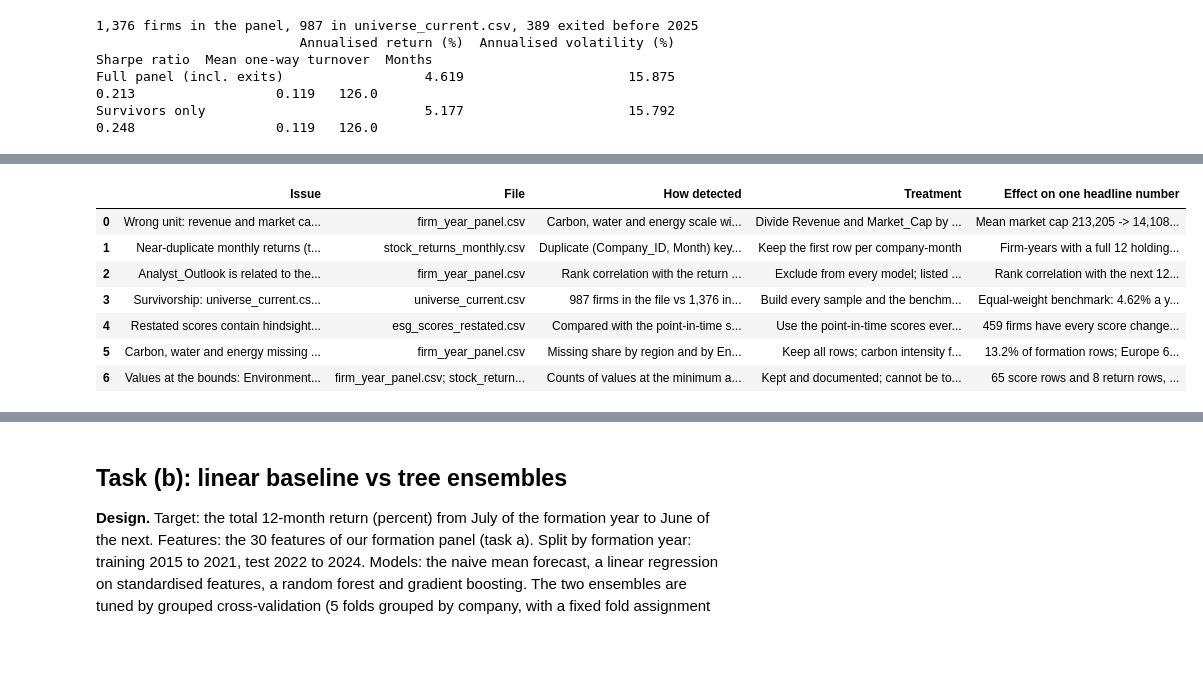
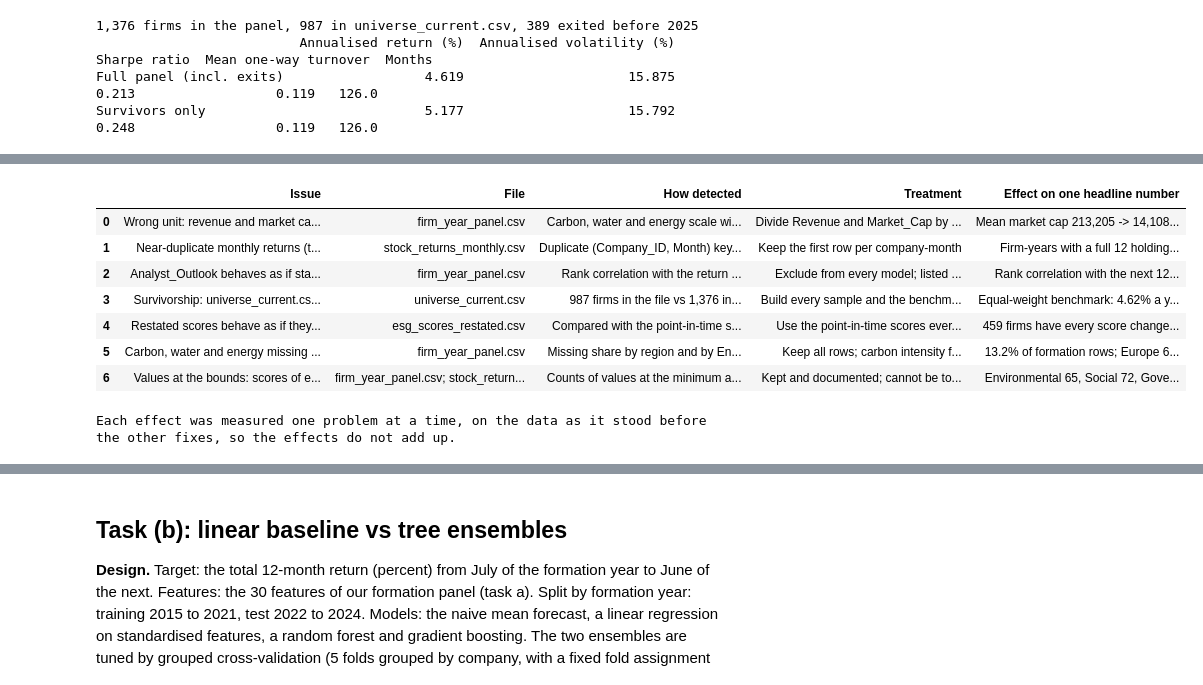
Before and after one commit to FBE5d5wqfds/EAIF-, a Jupyter notebook: group_project_AS2026/notebook/Group_Work_AS_2026_solution.ipynb, the cells around one changed output, grey strips where cells are left out. Drawn from its saved outputs; the diff is of its cells as text; code cells hidden in the pictures; blank space fills up the shorter version.

```diff
--- a/group_project_AS2026/notebook/Group_Work_AS_2026_solution.ipynb
+++ b/group_project_AS2026/notebook/Group_Work_AS_2026_solution.ipynb
@@ -538,7 +542,9 @@ all_firms = {y: ml_c.loc[ml_c["Formation_Year"] == y, "Company_ID"].tolist() for
 survivors = {y: [c for c in all_firms[y] if c in survivor_ids] for y in fyears}
 bench_full = backtest(all_firms, returns_c, factors, cost_bp=0)
 bench_surv = backtest(survivors, returns_c, factors, cost_bp=0)
-audit["surv"] = dict(exits=n_exit, universe=len(survivor_ids), firms=panel["Company_ID"].nunique(),
+short_exit = int(((ml_c["Hold_Months"] < 12) & (ml_c["Formation_Year"] <= 2024)).sum())   # firm-years of exiting firms with fewer than 12 holding months
+censored_2025 = int((ml_c["Formation_Year"] == 2025).sum())                                 # formation 2025: returns end in December 2025
+audit["surv"] = dict(exits=n_exit, universe=len(survivor_ids), firms=panel["Company_ID"].nunique(), short_exit=short_exit, censored_2025=censored_2025,
                      ret_full=bench_full["Annualised return (%)"], ret_surv=bench_surv["Annualised return (%)"],
                      sharpe_full=bench_full["Sharpe ratio"], sharpe_surv=bench_surv["Sharpe ratio"])
 print(f"{panel['Company_ID'].nunique():,} firms in the panel, {len(survivor_ids)} in universe_current.csv, {n_exit} exited before 2025")
@@ -588,18 +594,26 @@ together = bool((panel["Carbon_Emissions"].isna() == panel["Water_Usage"].isna()
 by_region = mdl_all.assign(miss=miss).groupby("Region")["miss"].mean().round(3)
 audit["missing"] = dict(rows=int(panel["Carbon_Emissions"].isna().sum()), share=float(miss.mean()), together=together,
                         env_missing=mdl_all.loc[miss, "Environmental_Score"].mean(), env_present=mdl_all.loc[~miss, "Environmental_Score"].mean(),
+                        env_all=float(mdl_all["Environmental_Score"].mean()),
                         europe=float(by_region["Europe"]), others_min=float(by_region.drop("Europe").min()), others_max=float(by_region.drop("Europe").max()))
 m_ = audit["missing"]
 print(f"Carbon, water and energy are missing in {m_['rows']:,} panel rows, always together: {m_['together']} ({m_['share']:.1%} of the formation rows)")
 print(f"Share missing by region (formation rows):\n{by_region.to_string()}")
 print(f"Mean Environmental score: rows with the metrics missing {m_['env_missing']:.1f} vs present {m_['env_present']:.1f}")
 
-audit["bounds"] = dict(score_rows=int(panel["Environmental_Score"].isin([0, 100]).sum()), return_rows=int((returns["Return_Pct"] == -95).sum()),
+S3 = ["Environmental_Score", "Social_Score", "Governance_Score"]
+audit["bounds"] = dict(env_rows=int(panel["Environmental_Score"].isin([0, 100]).sum()), social_rows=int(panel["Social_Score"].isin([0, 100]).sum()),
+                       gov_rows=int(panel["Governance_Score"].isin([0, 100]).sum()), any_rows=int(panel[S3].isin([0, 100]).any(axis=1).sum()),
+                       env_europe=int((panel.loc[panel["Environmental_Score"].isin([0, 100]), "Region"] == "Europe").sum()),
+                       restated_env_rows=int(restated["Environmental_Score"].isin([0, 100]).sum()),
+                       return_rows=int((returns["Return_Pct"] == -95).sum()),
                        return_rows_not_last=int((returns.loc[returns["Return_Pct"] == -95].merge(
                            returns.groupby("Company_ID")["Month"].max().rename("last"), on="Company_ID").eval("Month != last")).sum()))
 b_ = audit["bounds"]
-print(f"\nEnvironmental scores exactly 0 or 100: {b_['score_rows']} rows; monthly returns exactly -95%: {b_['return_rows']} rows "
-      f"({b_['return_rows_not_last']} of them not in the firm's last month). Kept and documented: we cannot tell clipping from real values.")
+print(f"\nScores exactly 0 or 100 in the panel: Environmental {b_['env_rows']}, Social {b_['social_rows']}, Governance {b_['gov_rows']}; "
+      f"{b_['any_rows']} rows ({b_['any_rows'] / len(panel):.1%}) have at least one; {b_['env_europe']} of the Environmental ones are in Europe; restated file: Environmental {b_['restated_env_rows']}.")
+print(f"Monthly returns exactly -95%: {b_['return_rows']} rows ({b_['return_rows_not_last']} of them not in the firm's last month). "
+      "Kept and documented: the scores look clipped (censored) at the bounds, and we cannot tell clipped returns from real ones.")
 # %% [output]
 Carbon, water and energy are missing in 1,887 panel rows, always together: True (13.2% of the formation rows)
 Share missing by region (formation rows):
@@ -617,6 +741,19 @@ Environmental scores exactly 0 or 100: 65 rows; monthly returns exactly -95%: 8
 # %%
-# ---- (a) Step 8: the audit table (one row per problem, numbers computed above) ----
-assert all(k in audit for k in ["unit", "dups", "leak", "surv", "restated", "missing", "bounds"]), "Run the cells above first (Runtime > Run all)."
+# ---- (a) Step 10: the audit table (one row per problem, numbers computed above) ----
+assert all(k in audit for k in ["unit", "dups", "leak", "surv", "restated", "missing", "bounds"]) and "model_data_a" in globals(), "Run the cells above first (Runtime > Run all)."
+# two effects that need the model panel: linear-model test RMSE without the carbon features, and without rows that have a clipped score
+from sklearn.pipeline import make_pipeline
+from sklearn.preprocessing import StandardScaler
+from sklearn.linear_model import LinearRegression
+def linear_test_rmse(features, keep_train=None):
+    tr, te = model_data_a[train_a], model_data_a[test_a]
+    if keep_train is not None:
+        tr = tr[keep_train(tr)]
+    m = make_pipeline(StandardScaler(), LinearRegression()).fit(tr[features], tr["Hold_Return_Pct"])
+    return float(np.sqrt(mean_squared_error(te["Hold_Return_Pct"], m.predict(te[features]))))
+not_clipped = lambda d: ~d[["Environmental_Score", "Social_Score", "Governance_Score"]].isin([0, 100]).any(axis=1)
+audit["missing"].update(rmse_full=linear_test_rmse(feature_cols_a), rmse_no_carbon=linear_test_rmse([f for f in feature_cols_a if f not in ("log_Carbon_Int", "Carbon_Missing")]))
+audit["bounds"].update(rmse_noclip=linear_test_rmse(feature_cols_a, not_clipped), n_clip_train=int((~not_clipped(model_data_a[train_a])).sum()))
 u, d, l, s, r, ms, bd = (audit[k] for k in ["unit", "dups", "leak", "surv", "restated", "missing", "bounds"])
 audit_entries = [
     dict(issue="Wrong unit: revenue and market cap about 1,000 times too large for some firms", file="firm_year_panel.csv",
@@ -625,46 +762,48 @@ audit_entries = [
          affected_ids=[int(i) for i in unit_firms], affected_count=u["rows"],
          effect=f"Mean market cap {u['mc_before']:,.0f} -> {u['mc_after']:,.0f} USD million; share of the 100 largest firm-years held by these firms {u['top100_before']:.0%} -> {u['top100_after']:.0%}"),
     dict(issue="Near-duplicate monthly returns (two rows per company-month, values differ by at most 0.01)", file="stock_returns_monthly.csv",
          detected_by="Duplicate (Company_ID, Month) keys; no exact duplicates",
          treatment="Keep the first row per company-month",
          affected_ids=[], affected_count=d["keys"],
          effect=f"Firm-years with a full 12 holding months {d['full12_before']:,} -> {d['full12_after']:,} ({d['over12_before']} firm-years had 13 months and were dropped)"),
-    dict(issue="Analyst_Outlook is related to the next 12-month return (carries future information)", file="firm_year_panel.csv",
+    dict(issue="Analyst_Outlook behaves as if stamped with future information (related to the next 12-month return)", file="firm_year_panel.csv",
          detected_by="Rank correlation with the return in three 12-month windows: only the next window is non-zero",
          treatment="Exclude from every model; listed in the feature table as excluded",
          affected_ids=[], affected_count=int(panel.shape[0]),
          effect=f"Rank correlation with the next 12-month return {l['rho_next']:.2f} (other windows {l['rho_before']:.2f}, {l['rho_before2']:.2f}); random forest test RMSE {l['rmse_without']:.2f} without vs {l['rmse_with']:.2f} with it (baseline {l['rmse_base']:.2f})"),
     dict(issue="Survivorship: universe_current.csv lists survivors only", file="universe_current.csv",
          detected_by=f"{s['universe']} firms in the file vs {s['firms']:,} in the panel; {s['exits']} firms have a last fiscal year before 2025",
-         treatment="Build every sample and the benchmark on the full panel and hold exiting firms until their last month",
+         treatment="Build every sample and the benchmark on the full panel and hold exiting firms until their last month in the backtest (model fitting needs the full 12 months)",
          affected_ids=[], affected_count=s["exits"],
-         effect=f"Equal-weight benchmark: {s['ret_full']:.2f}% a year on the full panel vs {s['ret_surv']:.2f}% on survivors only (Sharpe {s['sharpe_full']:.3f} vs {s['sharpe_surv']:.3f})"),
-    dict(issue="Restated scores contain hindsight (not point-in-time)", file="esg_scores_restated.csv",
-         detected_by="Compared with the point-in-time scores; the changes correlate with later returns",
+         effect=f"Equal-weight benchmark: {s['ret_full']:.2f}% a year on the full panel vs {s['ret_surv']:.2f}% on survivors only (Sharpe {s['sharpe_full']:.3f} vs {s['sharpe_surv']:.3f}); the model samples also drop {s['short_exit']} firm-years of exiting firms (fewer than 12 holding months), plus {s['censored_2025']} rows of formation year 2025 with only 6 months of returns"),
+    dict(issue="Restated scores behave as if they contain hindsight (not point-in-time)", file="esg_scores_restated.csv",
+         detected_by="Compared with the point-in-time scores; the changes correlate with later returns (inference: hindsight)",
          treatment="Use the point-in-time scores everywhere; use the restated file only for the comparison in task (c)",
          affected_ids=[], affected_count=r["firms_all_changed"],
-         effect=f"{r['firms_all_changed']} firms have every score changed (mean {r['mean_abs_change']:.1f} points); rank correlation of the Environmental score with the next excess return {r['rho_pit']:.3f} (point-in-time) vs {r['rho_rest']:.3f} (restated); {1 - r['top_decile_overlap']:.0%} of the top-decile names change"),
+         effect=f"{r['firms_all_changed']} firms have every score changed (mean {r['mean_abs_change']:.1f} points); within-year rank correlation of the Environmental score with the next excess return {r['rho_pit']:.3f} (point-in-time) vs {r['rho_rest']:.3f} (restated); {1 - r['top_decile_overlap']:.0%} of the top-decile names change"),
     dict(issue="Carbon, water and energy missing together, not at random", file="firm_year_panel.csv",
          detected_by="Missing share by region and by Environmental score",
          treatment="Keep all rows; carbon intensity filled with the industry-year median plus a missing flag; raw water and energy not used",
          affected_ids=[], affected_count=ms["rows"],
-         effect=f"{ms['share']:.1%} of formation rows; Europe {ms['europe']:.1%} vs {ms['others_min']:.1%} to {ms['others_max']:.1%} elsewhere; mean Environmental score {ms['env_missing']:.1f} (missing) vs {ms['env_present']:.1f}"),
-    dict(issue="Values at the bounds: Environmental scores of exactly 0 or 100, monthly returns of exactly -95%", file="firm_year_panel.csv; stock_returns_monthly.csv",
-         detected_by="Counts of values at the minimum and maximum",
+         effect=f"{ms['share']:.1%} of formation rows; Europe {ms['europe']:.1%} vs {ms['others_min']:.1%} to {ms['others_max']:.1%} elsewhere; mean Environmental score {ms['env_missing']:.1f} (missing) vs {ms['env_present']:.1f}; dropping the carbon features changes the linear test RMSE {ms['rmse_full']:.2f} -> {ms['rmse_no_carbon']:.2f}; dropping the rows with gaps would lose {ms['share']:.1%} of the sample and lift its mean Environmental score {ms['env_all']:.1f} -> {ms['env_present']:.1f}"),
+    dict(issue="Values at the bounds: scores of exactly 0 or 100 (censoring) and monthly returns of exactly -95%", file="firm_year_panel.csv; stock_returns_monthly.csv",
+         detected_by="Counts of values at the minimum and maximum, for all three score components and in the restated file",
          treatment="Kept and documented; cannot be told apart from real values",
-         affected_ids=[], affected_count=bd["score_rows"] + bd["return_rows"],
-         effect=f"{bd['score_rows']} score rows and {bd['return_rows']} return rows, under 0.5% of each file"),
+         affected_ids=[], affected_count=bd["any_rows"] + bd["return_rows"],
+         effect=f"Environmental {bd['env_rows']}, Social {bd['social_rows']}, Governance {bd['gov_rows']} scores at 0 or 100 ({bd['any_rows']} panel rows, {bd['any_rows'] / len(panel):.1%}, have at least one), {bd['return_rows']} returns at -95%; removing the {bd['n_clip_train']} training rows with a clipped score changes the linear test RMSE {ms['rmse_full']:.2f} -> {bd['rmse_noclip']:.2f}"),
 ]
 audit_table = pd.DataFrame([{"Issue": e["issue"], "File": e["file"], "How detected": e["detected_by"], "Treatment": e["treatment"],
                              "Effect on one headline number": e["effect"]} for e in audit_entries])
 pd.set_option("display.max_colwidth", None)
 display(audit_table)
+print("Each effect was measured one problem at a time, on the data as it stood before the other fixes, so the effects do not add up.")
 # %% [output]
 |  | Issue | File | How detected | Treatment | Effect on one headline number |
 | 0 | Wrong unit: revenue and market ca... | firm_year_panel.csv | Carbon, water and energy scale wi... | Divide Revenue and Market_Cap by ... | Mean market cap 213,205 -> 14,108... |
 | 1 | Near-duplicate monthly returns (t... | stock_returns_monthly.csv | Duplicate (Company_ID, Month) key... | Keep the first row per company-month | Firm-years with a full 12 holding... |
-| 2 | Analyst_Outlook is related to the... | firm_year_panel.csv | Rank correlation with the return ... | Exclude from every model; listed ... | Rank correlation with the next 12... |
+| 2 | Analyst_Outlook behaves as if sta... | firm_year_panel.csv | Rank correlation with the return ... | Exclude from every model; listed ... | Rank correlation with the next 12... |
 | 3 | Survivorship: universe_current.cs... | universe_current.csv | 987 firms in the file vs 1,376 in... | Build every sample and the benchm... | Equal-weight benchmark: 4.62% a y... |
-| 4 | Restated scores contain hindsight... | esg_scores_restated.csv | Compared with the point-in-time s... | Use the point-in-time scores ever... | 459 firms have every score change... |
+| 4 | Restated scores behave as if they... | esg_scores_restated.csv | Compared with the point-in-time s... | Use the point-in-time scores ever... | 459 firms have every score change... |
 | 5 | Carbon, water and energy missing ... | firm_year_panel.csv | Missing share by region and by En... | Keep all rows; carbon intensity f... | 13.2% of formation rows; Europe 6... |
-| 6 | Values at the bounds: Environment... | firm_year_panel.csv; stock_return... | Counts of values at the minimum a... | Kept and documented; cannot be to... | 65 score rows and 8 return rows, ... |
+| 6 | Values at the bounds: scores of e... | firm_year_panel.csv; stock_return... | Counts of values at the minimum a... | Kept and documented; cannot be to... | Environmental 65, Social 72, Gove... |
+Each effect was measured one problem at a time, on the data as it stood before the other fixes, so the effects do not add up.
```
Also changed, not shown: parts of 29 cells of this notebook, 1 other file.
